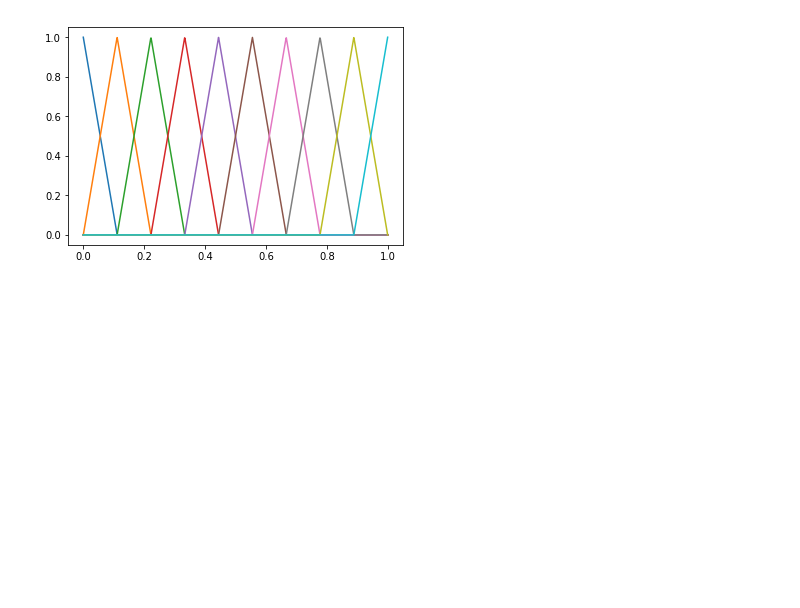
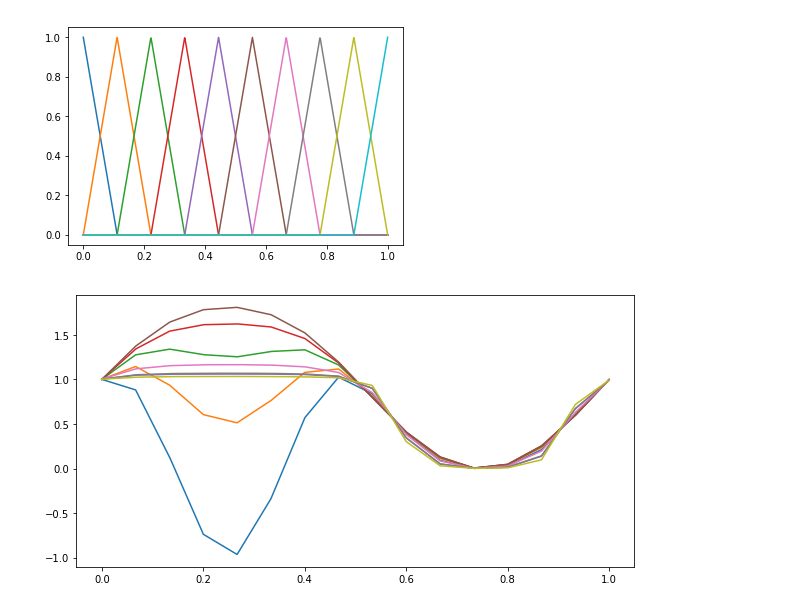
Before and after one commit to RobertoCorti/P1.4_seed, a Jupyter notebook: final_project/final_project_2019-2020.ipynb, the cells around one changed output. Drawn from its saved outputs; the diff is of its cells as text; code cells hidden in the pictures; blank space fills up the shorter version.

```diff
--- a/final_project/final_project_2019-2020.ipynb
+++ b/final_project/final_project_2019-2020.ipynb
@@ -174,7 +175,7 @@ def compute_global_quadrature(basis, n_gauss_quadrature_points):
     intervals = unique(basis[0].x)
 
     # and make sure we can integrate exactly the product of two basis functions
-    qp, w = numpy.polynomial.legendre.leggauss(n_gauss_quadrature_points)
+    qp, w = numpy.polynomial.legendre.leggauss(n_gauss_quadrature_points+1)
     #Computes the sample points and weights for Gauss-Legendre quadrature for [-1,1]
 
     # Rescale the points and weights to work from zero to one
@@ -245,0 +275,16 @@ def plot_solution(eta, basis, stride, resolution):
+# %%
+fig= figure(figsize=(10,5))
+
+eta_zero, basis_zero = solve_allen_cahan(eta_0, eps=eps[0], dt=dt[0], ndofs=ndofs[0], degree=degree[0])
+eta_uno, basis_uno = solve_allen_cahan(eta_0, eps=eps[0], dt=dt[1], ndofs=ndofs[0], degree=degree[0])
+eta_due, basis_due = solve_allen_cahan(eta_0, eps=eps[0], dt=dt[2], ndofs=ndofs[0], degree=degree[0])
+eta_tre, basis_tre = solve_allen_cahan(eta_0, eps=eps[0], dt=dt[3], ndofs=ndofs[0], degree=degree[0])
+eta_quattro, basis_quattro = solve_allen_cahan(eta_0, eps=eps[0], dt=dt[4], ndofs=ndofs[0], degree=degree[0])
+
+plot_solution(eta_zero, basis_zero, 20, resolution)
+plot_solution(eta_uno, basis_uno, 20, resolution)
+plot_solution(eta_due, basis_due, 20, resolution)
+plot_solution(eta_tre, basis_tre, 20, resolution)
+plot_solution(eta_quattro, basis_quattro, 20, resolution)
+# %% [output]
+[figure, added]
```
Also changed, not shown: parts of 12 cells of this notebook, 1 other file.
